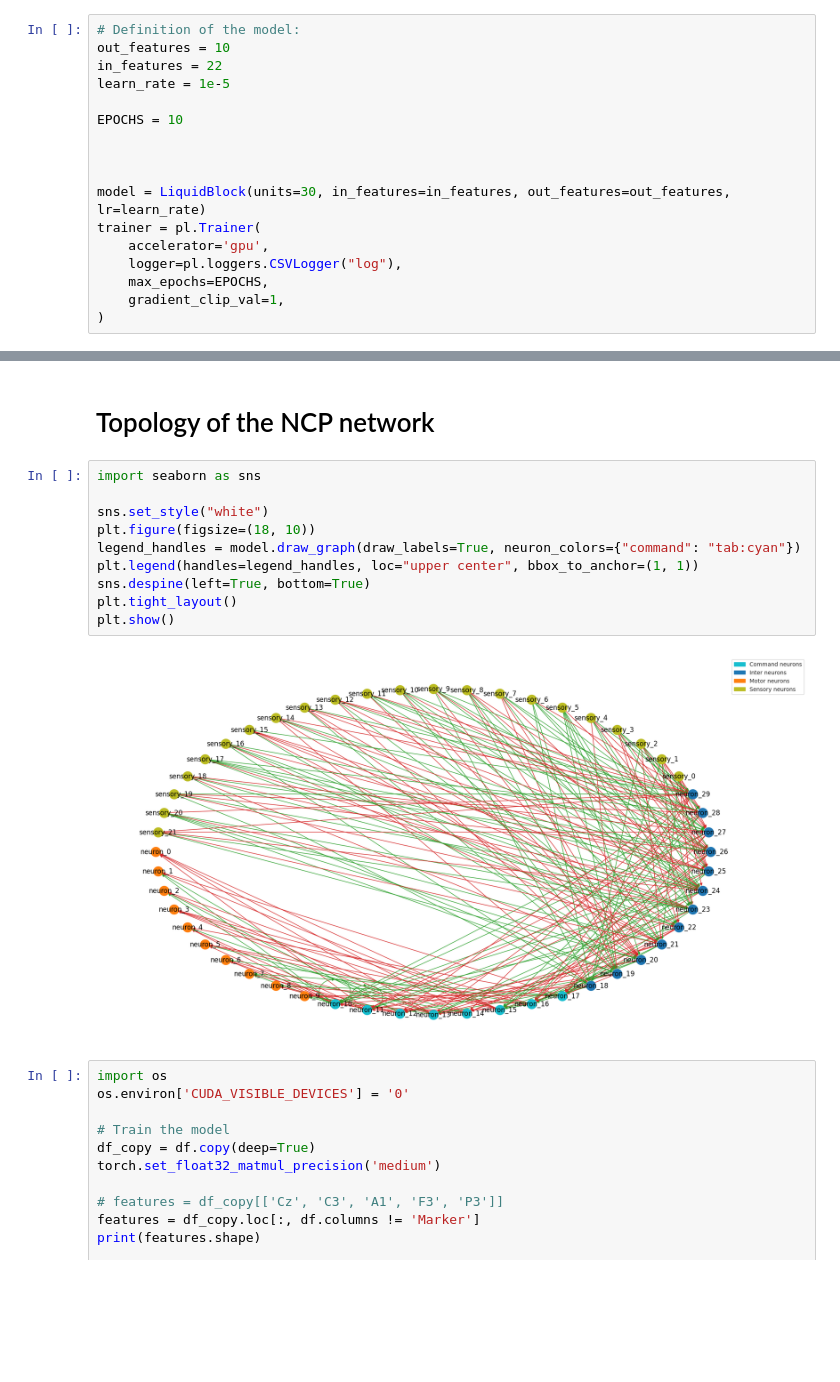
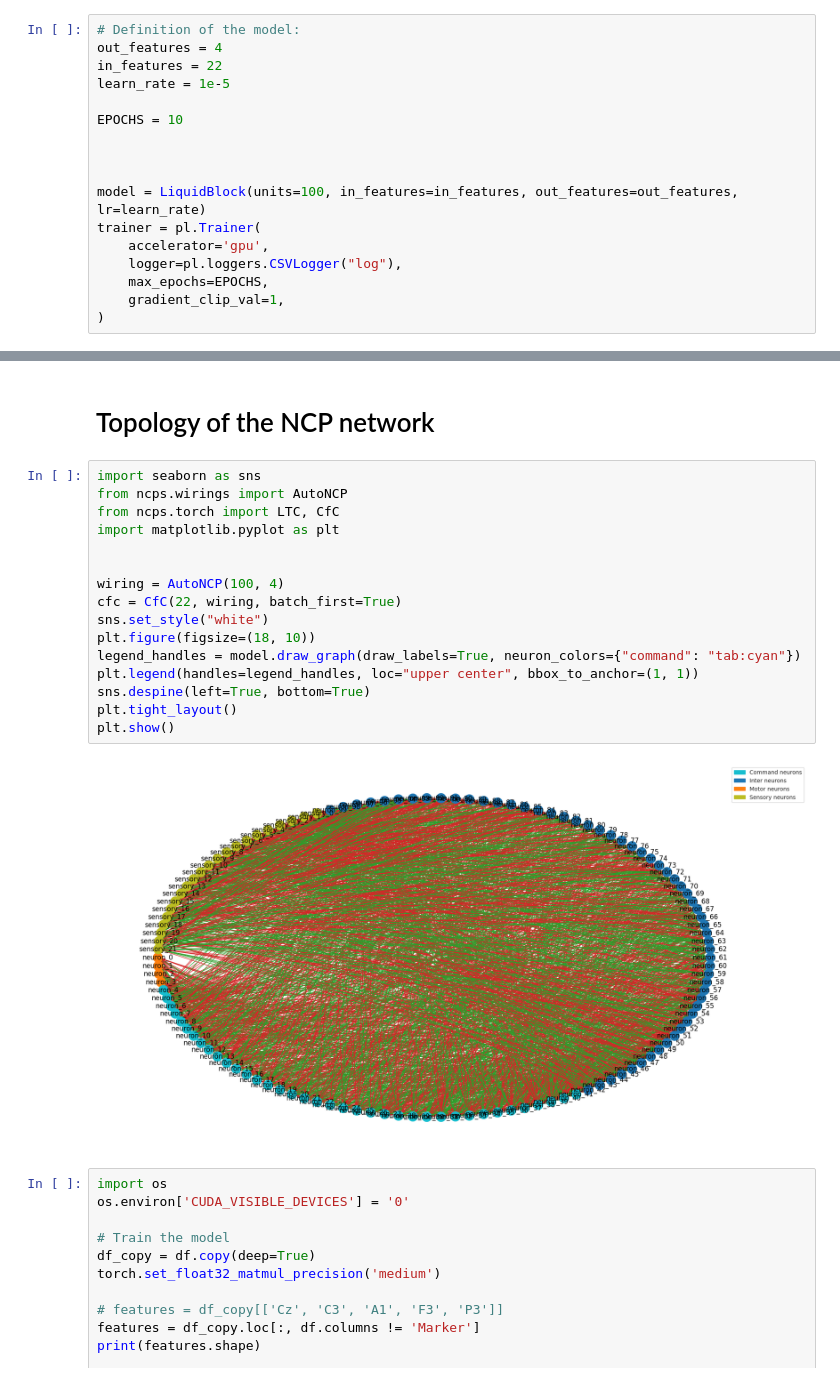
Before and after one commit to jologar/liquid-eeg, a Jupyter notebook: notebooks/dataset-load-example.ipynb, the cells around one changed output, grey strips where cells are left out. Drawn from its saved outputs; the diff is of its cells as text; blank space fills up the shorter version.

```diff
--- a/notebooks/dataset-load-example.ipynb
+++ b/notebooks/dataset-load-example.ipynb
@@ -191,7 +168,7 @@ total_examples = len(df['Marker'])
 weights = torch.Tensor([total_examples/(class_count*len(class_counts)) for class_count in class_counts])
 # %%
 # Definition of the model:
-out_features = 10
+out_features = 4
 in_features = 22
 learn_rate = 1e-5
 
@@ -199,7 +176,7 @@ EPOCHS = 10
 
 
 
-model = LiquidBlock(units=30, in_features=in_features, out_features=out_features, lr=learn_rate)
+model = LiquidBlock(units=100, in_features=in_features, out_features=out_features, lr=learn_rate)
 trainer = pl.Trainer(
     accelerator='gpu',
     logger=pl.loggers.CSVLogger("log"),
@@ -235,16 +212,22 @@ Class 99: 1032 samples.
 # Topology of the NCP network
 # %%
 import seaborn as sns
+from ncps.wirings import AutoNCP
+from ncps.torch import LTC, CfC
+import matplotlib.pyplot as plt
 
+
+wiring = AutoNCP(100, 4)
+cfc = CfC(22, wiring, batch_first=True)
 sns.set_style("white")
 plt.figure(figsize=(18, 10))
 legend_handles = model.draw_graph(draw_labels=True, neuron_colors={"command": "tab:cyan"})
 plt.legend(handles=legend_handles, loc="upper center", bbox_to_anchor=(1, 1))
 sns.despine(left=True, bottom=True)
 plt.tight_layout()
 plt.show()
 # %% [output]
-[figure, old version]
+[figure, new version]
 # %%
 import os
 os.environ['CUDA_VISIBLE_DEVICES'] = '0'
```
Also changed, not shown: parts of 1 cell of this notebook, 9 other files.
